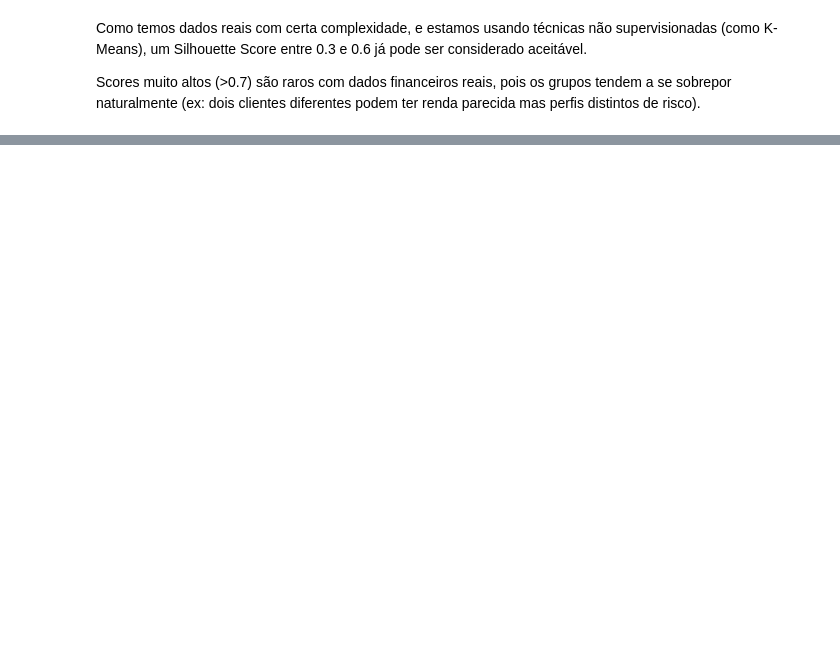
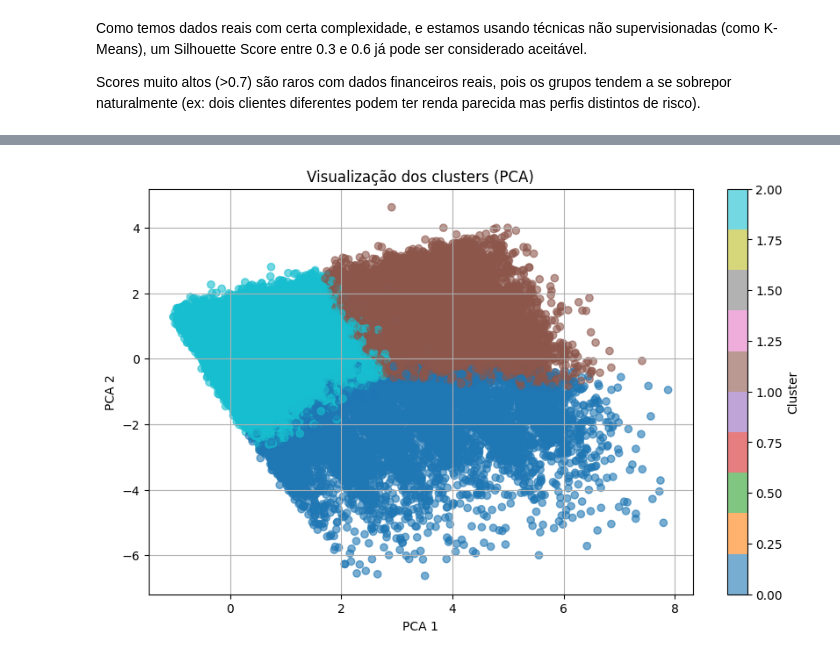
Before and after one commit to bigarcia/especializacao-pece-monografia, a Jupyter notebook: Monografia_Exploração_e_Testes.ipynb, the cells around one changed output, grey strips where cells are left out. Drawn from its saved outputs; the diff is of its cells as text; code cells hidden in the pictures; blank space fills up the shorter version.

```diff
--- a/Monografia_Exploração_e_Testes.ipynb
+++ b/Monografia_Exploração_e_Testes.ipynb
@@ -380,3 +388,3 @@ df.filter((col("loan_int_rate") <= 0) | (col("loan_int_rate") >= 100)).show()
 # %%
-df = df.filter((col("loan_int_rate") > 0) & (col("loan_int_rate") < 100))
+df = df.filter((col("loan_int_rate") >= 0) & (col("loan_int_rate") <= 100))
 # %%
@@ -722,0 +944,4 @@ df_clustered.groupBy("cluster").avg("person_income", "loan_amnt", "loan_int_rate
+# %%
+kmeans_final = KMeans(k=3, seed=42, featuresCol="features", predictionCol="cluster")
+model_final = kmeans_final.fit(df_enriched)
+df_clustered = model_final.transform(df_enriched)
@@ -722,0 +1096,6 @@ df_clustered.groupBy("cluster").avg("person_income", "loan_amnt", "loan_int_rate
+# %%
+from pyspark.ml.feature import PCA
+
+pca = PCA(k=2, inputCol="features", outputCol="pca_features")
+pca_model = pca.fit(df_clustered)
+df_pca = pca_model.transform(df_clustered)
@@ -722,0 +1104,7 @@ df_clustered.groupBy("cluster").avg("person_income", "loan_amnt", "loan_int_rate
+# %%
+# Coletar só os dados necessários
+df_plot = df_pca.select("pca_features", "cluster").toPandas()
+
+# Separar coordenadas x e y
+df_plot["x"] = df_plot["pca_features"].apply(lambda v: float(v[0]))
+df_plot["y"] = df_plot["pca_features"].apply(lambda v: float(v[1]))
@@ -722,0 +1117,13 @@ df_clustered.groupBy("cluster").avg("person_income", "loan_amnt", "loan_int_rate
+# %%
+import matplotlib.pyplot as plt
+
+plt.figure(figsize=(10, 6))
+scatter = plt.scatter(df_plot["x"], df_plot["y"], c=df_plot["cluster"], cmap="tab10", alpha=0.6)
+plt.xlabel("PCA 1")
+plt.ylabel("PCA 2")
+plt.title("Visualização dos clusters (PCA)")
+plt.colorbar(scatter, label="Cluster")
+plt.grid(True)
+plt.show()
+# %% [output]
+[figure, added]
```
Also changed, not shown: parts of 112 cells of this notebook.
